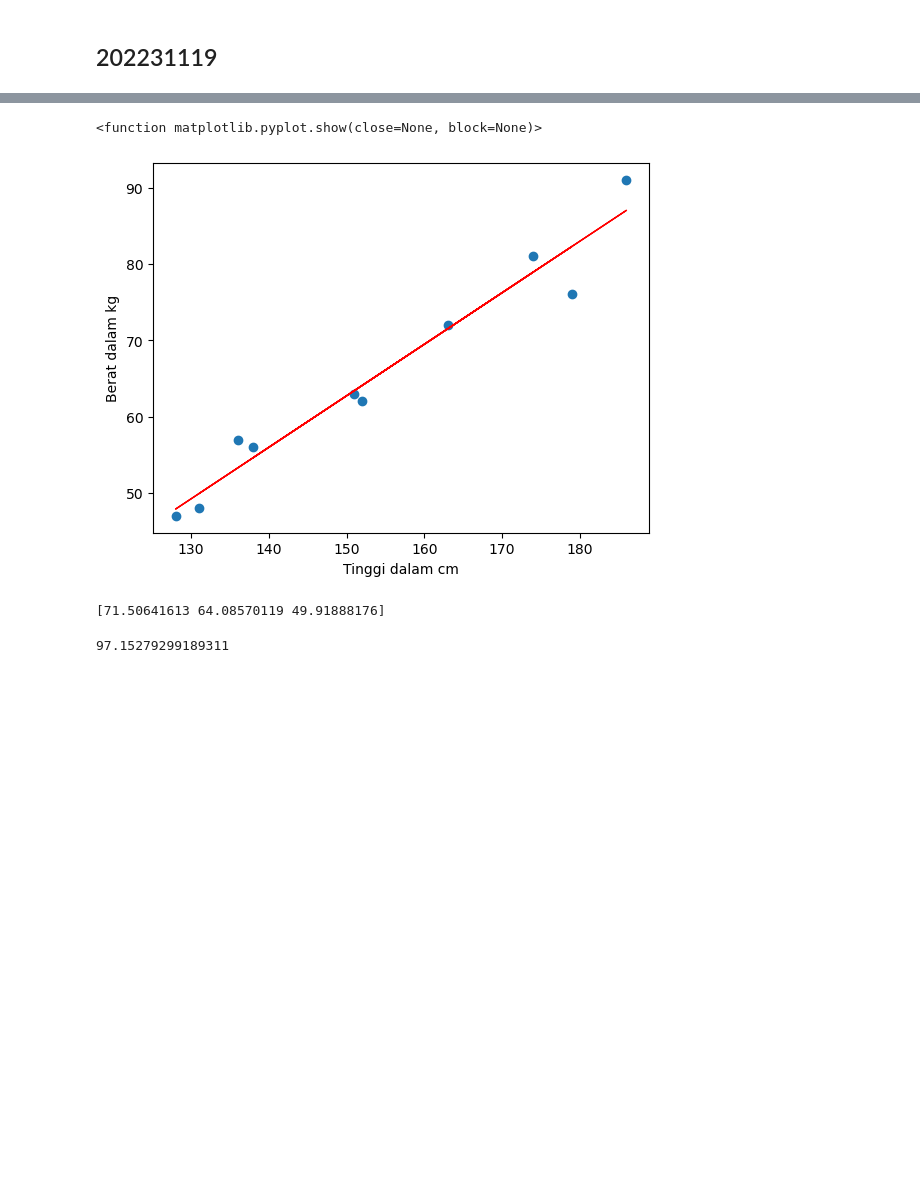
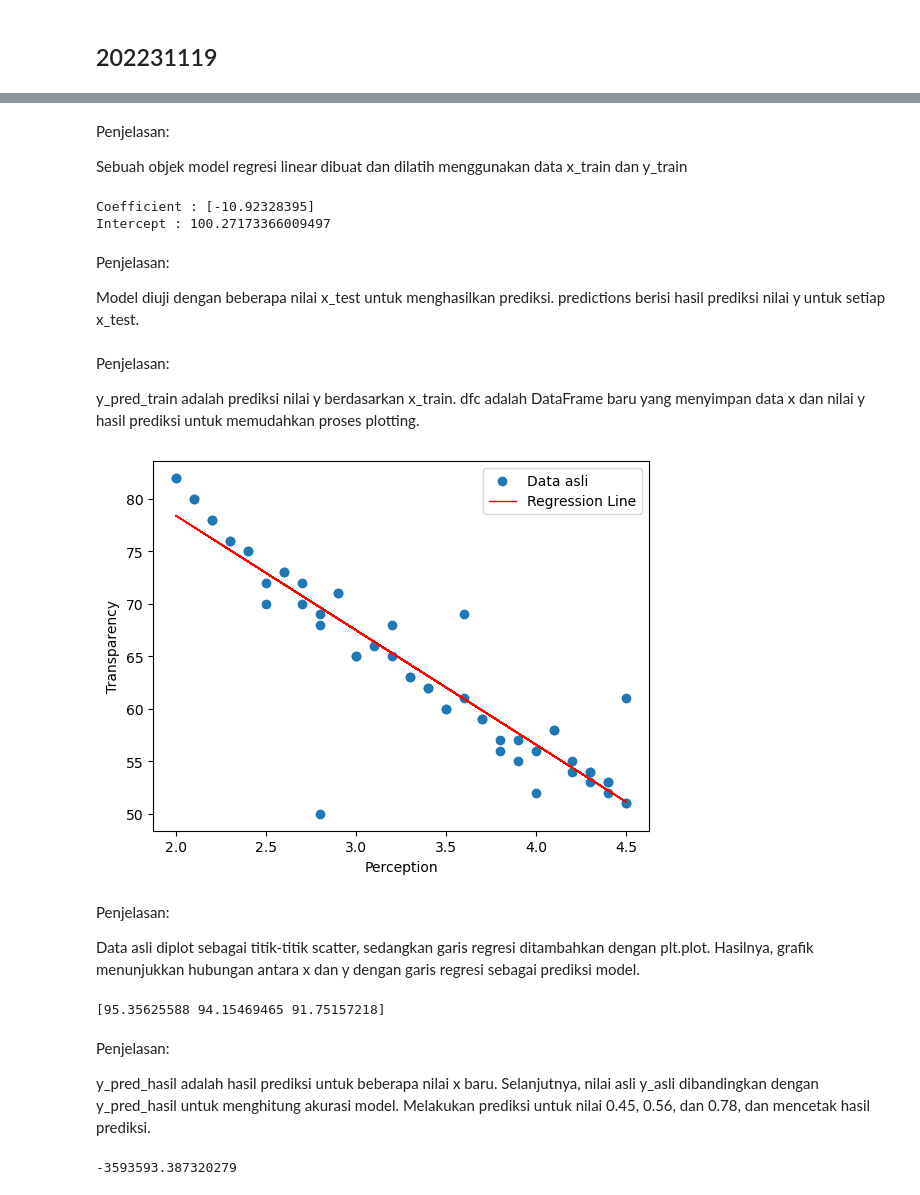
Before and after one commit to ilhmtnzl/Ilham-Tanzilal-Aziizir_202231119_Pembelajaran-Mesin-D-, a Jupyter notebook: REGRESI.ipynb, the cells around one changed output, grey strips where cells are left out. Drawn from its saved outputs; the diff is of its cells as text; code cells hidden in the pictures; blank space fills up the shorter version.

```diff
--- a/REGRESI.ipynb
+++ b/REGRESI.ipynb
@@ -26,0 +22,3 @@ df
+# %%
+dataset = pd.read_csv('R04_corruptions.csv')
+dataset
@@ -27,4 +47,4 @@ df
 # %%
-df.columns = ['x', 'y']
-print(df)
+dataset.columns = ['x', 'y']
+dataset
 # %% [output]
@@ -48,6 +82,3 @@ df.corr()
 # %%
-x_train = df['x'].values[:,np.newaxis]
-y_train = df['y'].values
-
-lm = LinearRegression()
-lm.fit(x_train, y_train)
+x_train = dataset['x'].values[:, np.newaxis]
+y_train = dataset['y'].values
@@ -68,23 +94,54 @@ Intercept : -38.45508707607698
+# %% [markdown]
+Penjelasan:
+
+Sebuah objek model regresi linear dibuat dan dilatih menggunakan data x_train dan y_train
+# %%
+x_test = [[0.5], [1.0], [1.5], [2.0], [2.5], [3.0]]
+predictions = lm.predict(x_test)
+
+print('Coefficient :', lm.coef_)
+print('Intercept :', lm.intercept_)
+# %% [output]
+Coefficient : [-10.92328395]
+Intercept : 100.27173366009497
+# %% [markdown]
+Penjelasan:
+
+Model diuji dengan beberapa nilai x_test untuk menghasilkan prediksi. predictions berisi hasil prediksi nilai y untuk setiap x_test.
+# %%
+y_pred_train = lm.predict(x_train)
+dfc = pd.DataFrame({'x': dataset['x'], 'y': y_pred_train})
+# %% [markdown]
+Penjelasan:
+
+y_pred_train adalah prediksi nilai y berdasarkan x_train. dfc adalah DataFrame baru yang menyimpan data x dan nilai y hasil prediksi untuk memudahkan proses plotting.
 # %%
-pb = lm.predict(x_train)
-dfc = pd.DataFrame({'x' : df['x'], 'y' : pb})
-plt.scatter(df['x'],df['y'])
-plt.plot(df['x'], dfc['y'], color = 'red', linewidth = 1)
-plt.xlabel('Tinggi dalam cm')
-plt.ylabel('Berat dalam kg')
-plt.show
+plt.scatter(dataset['x'], dataset['y'], label="Data asli")
+plt.plot(dataset['x'], dfc['y'], color='red', linewidth=1, label="Regression Line")
+plt.xlabel('Perception')
+plt.ylabel('Transparency')
+plt.legend()
+plt.show()
 # %% [output]
-<function matplotlib.pyplot.show(close=None, block=None)>
-[figure, old version]
+[figure, new version]
-# %%
-y_asli = [72, 62, 48]
-y_hasil_prediksi = lm.predict([[163], [152], [131]])
-print(y_hasil_prediksi)
-# %% [output]
-[71.50641613 64.08570119 49.91888176]
+# %% [markdown]
+Penjelasan:
+
+Data asli diplot sebagai titik-titik scatter, sedangkan garis regresi ditambahkan dengan plt.plot. Hasilnya, grafik menunjukkan hubungan antara x dan y dengan garis regresi sebagai prediksi model.
+# %%
+y_asli = [0.3, 1.5, 0.9]
+y_pred_hasil = lm.predict([[0.45], [0.56], [0.78]])
+print(y_pred_hasil)
+# %% [output]
+[95.35625588 94.15469465 91.75157218]
+# %% [markdown]
+Penjelasan:
+
+y_pred_hasil adalah hasil prediksi untuk beberapa nilai x baru. Selanjutnya, nilai asli y_asli dibandingkan dengan y_pred_hasil untuk menghitung akurasi model.
+Melakukan prediksi untuk nilai 0.45, 0.56, dan 0.78, dan mencetak hasil prediksi.
 # %%
 from sklearn.metrics import r2_score
-akurasi = r2_score(y_asli, y_hasil_prediksi)
+akurasi = r2_score(y_asli, y_pred_hasil)
 print(akurasi*100)
 # %% [output]
-97.15279299189311
+-3593593.387320279
```
Also changed, not shown: parts of 15 cells of this notebook, 1 other file.
